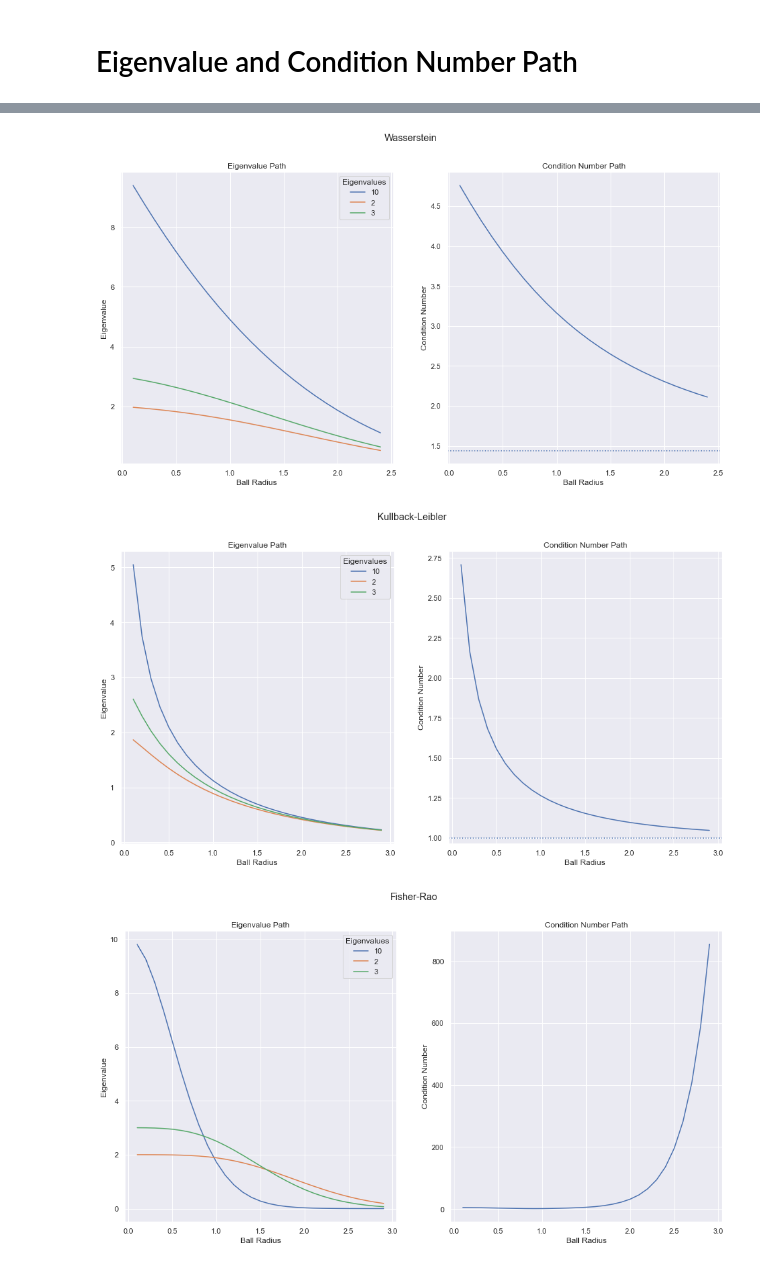
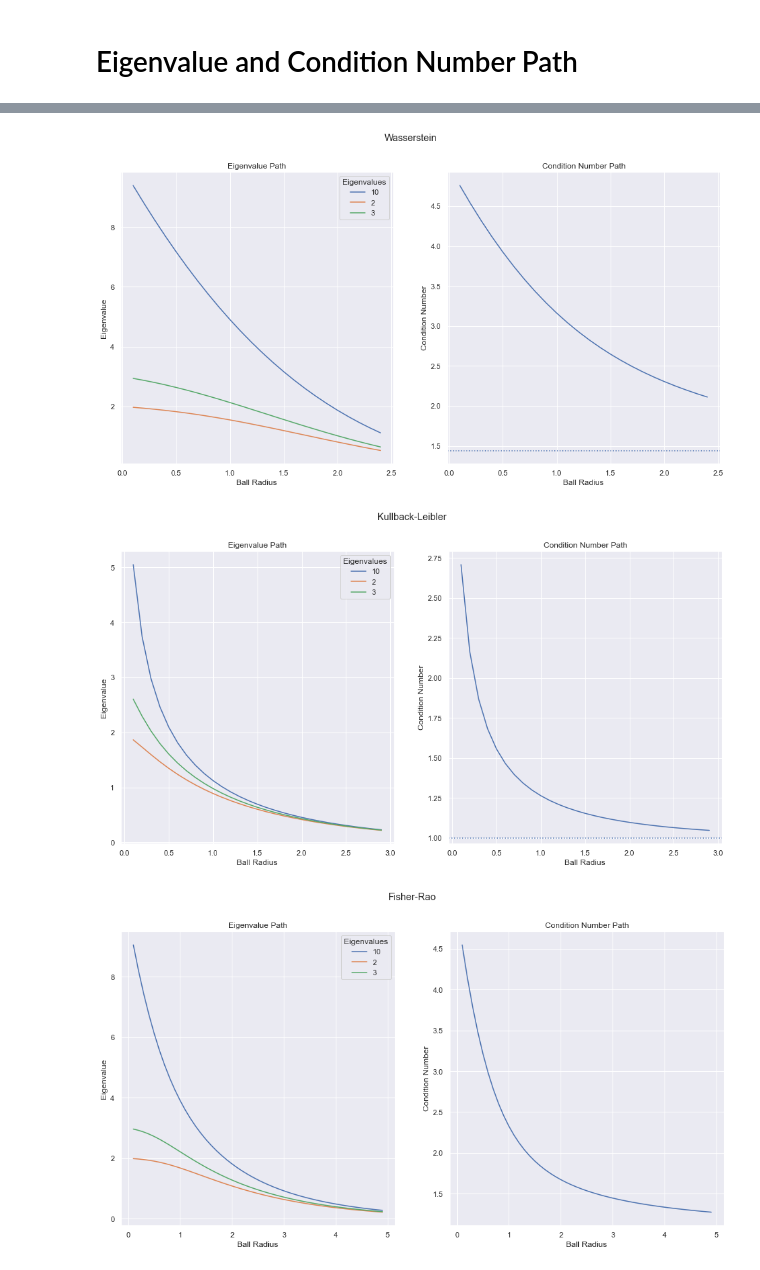
Before and after one commit to yvesrychener/covariance_DRO, a Jupyter notebook: python/Analysis.ipynb, the cells around one changed output, grey strips where cells are left out. Saved outputs shown, nothing was run; the diff lists cells and outputs as text; code cells hidden in the pictures.

```diff
--- a/python/Analysis.ipynb
+++ b/python/Analysis.ipynb
@@ -59,18 +59,18 @@ plt.suptitle('Fisher-Rao');
 # %%
 eigenvalues, K, axs = plot_ev_cn_path([10,2,3], 'Wasserstein', epsilons = np.arange(0.1, np.sqrt(6), 0.1))
 axs[0].legend(['10', '2', '3'], title = 'Eigenvalues')
 axs[1].axhline(np.cbrt(3),ls=':')
 plt.suptitle('Wasserstein');
 
 eigenvalues, K, axs = plot_ev_cn_path([10,2,3], 'KLdirect', epsilons = np.arange(0.1, 3, 0.1))
 axs[0].legend(['10', '2', '3'], title = 'Eigenvalues')
 axs[1].axhline(1,ls=':')
 plt.suptitle('Kullback-Leibler');
 
-eigenvalues, K, axs = plot_ev_cn_path([10,2,3], 'Fisher-Rao', epsilons = np.arange(0.1, 3, 0.1))
+eigenvalues, K, axs = plot_ev_cn_path([10,2,3], 'Fisher-Rao', epsilons = np.arange(0.1, 5, 0.1))
 axs[0].legend(['10', '2', '3'], title = 'Eigenvalues')
 plt.suptitle('Fisher-Rao');
 # %% [output]
 [figure]
 [figure]
-[figure, old version]
+[figure, new version]
```
Also changed, not shown: parts of 1 cell of this notebook, 7 other files.
